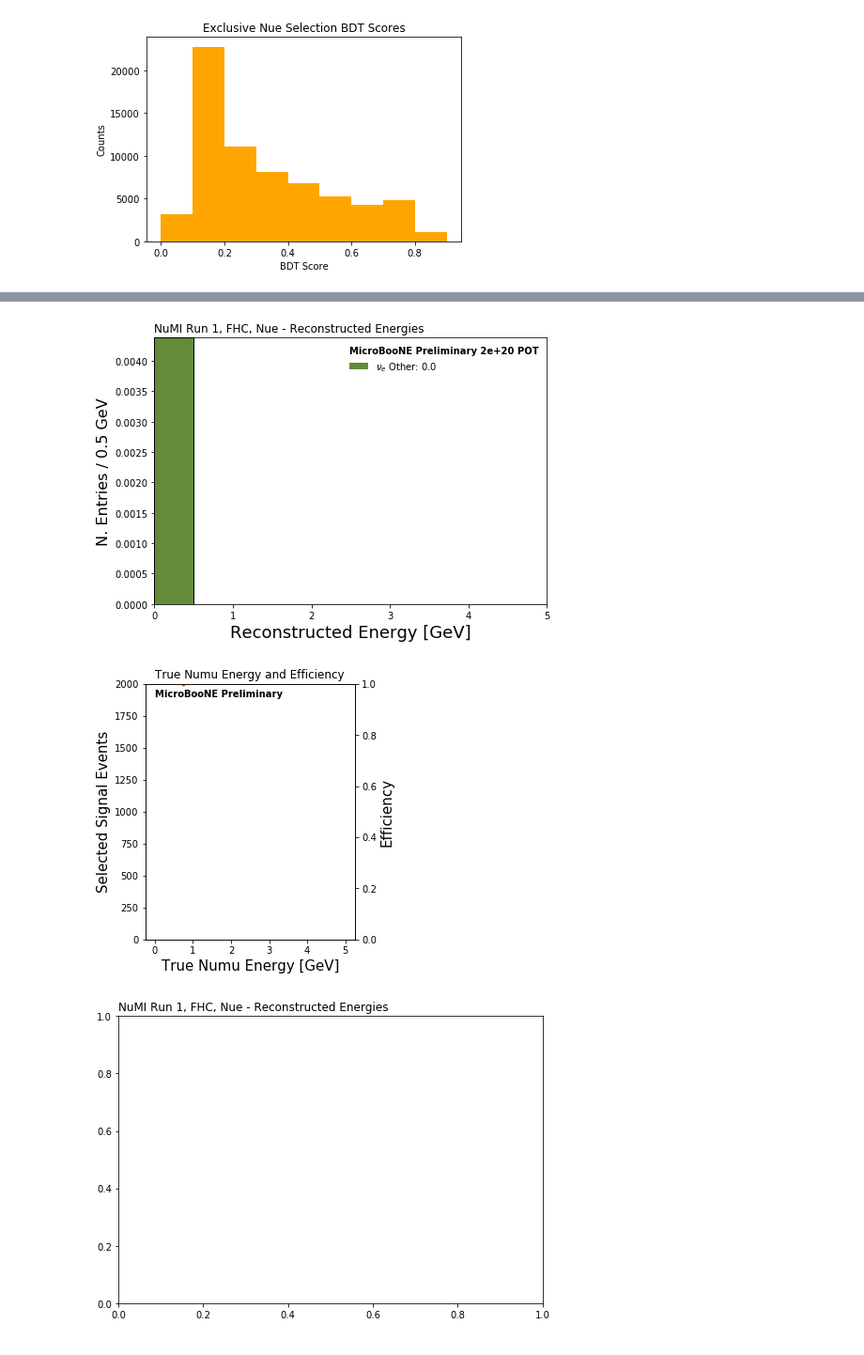
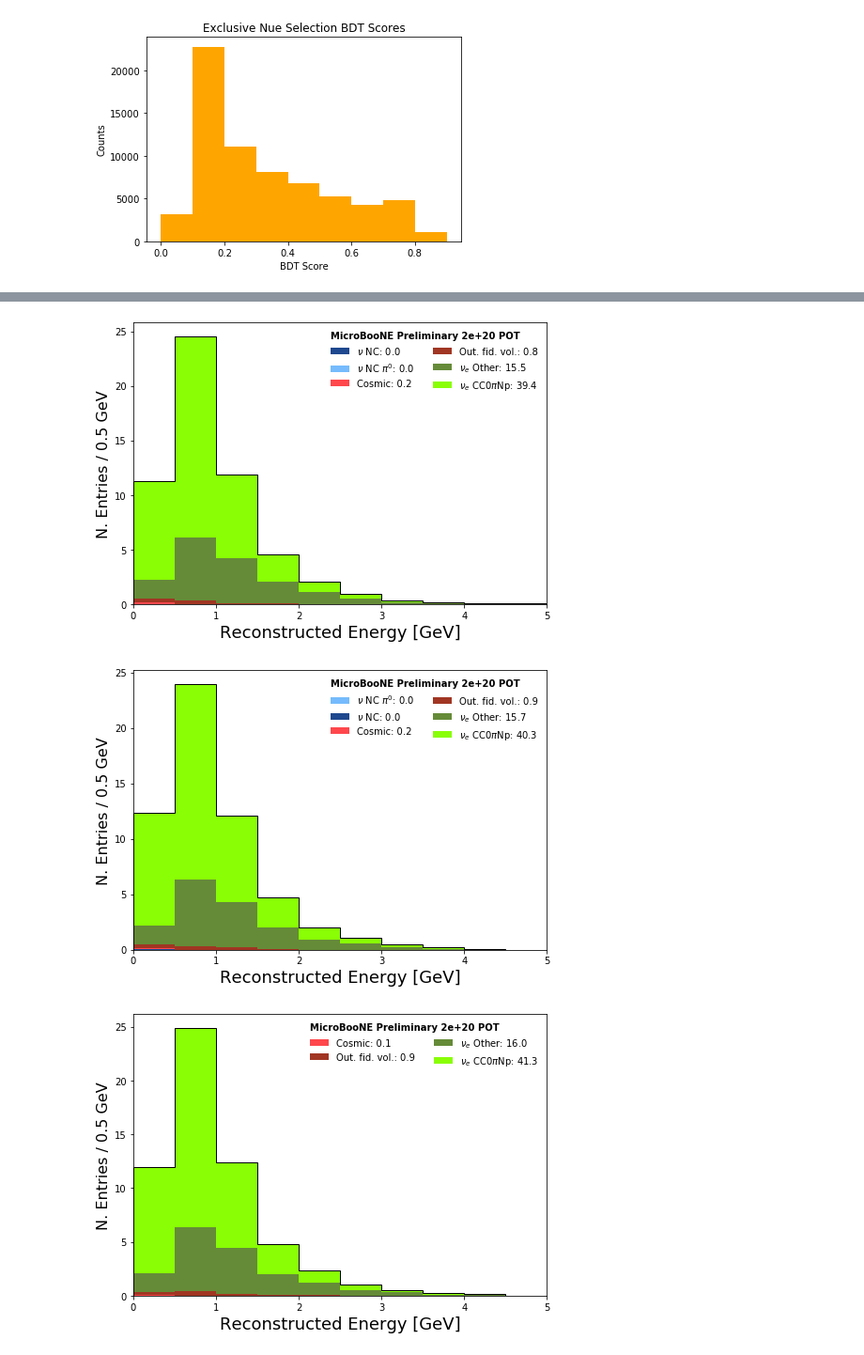
Before and after one commit to afm1g15/PELEE, a Jupyter notebook: Batch_Processing_Alex.ipynb, the cells around one changed output, grey strips where cells are left out. Shown: that part at 94% size. Drawn from its saved outputs; the diff is of its cells as text; code cells hidden in the pictures.

Commit message:
Batch Processing Initial Stable

```diff
--- a/Batch_Processing_Alex.ipynb
+++ b/Batch_Processing_Alex.ipynb
@@ -81,5 +81,3 @@ nue_nue  = nue_nue.pandas.df(nue_variables + WEIGHTS + MCFVARS + SYSTEMATICS + P
-# %%
-sample_set = nue_mc.iloc[0:5]
 # %%
 # In the next cell, we are going to play with the value of the event weights.
 # Let's store the original ones in some "safe variable" in this cell first.
@@ -377,8 +375,25 @@ scaling = 1
 
 SPLIT = 1.0
 
-for i in range(5):
-    sample_set = nue_nue.iloc[i:i+1]
+n_events = nue_nue.shape[0]
+print("n_events here = ", n_events)
+print("")
+batch_size = 10000
+
+varss = []
+weightss = []
+labss = []
+
+print(n_events/batch_size)
+print(int(n_events/batch_size))
+
+for i in range(int(n_events/batch_size)+1):
+    start = i*batch_size
+    if (start + batch_size) < n_events:
+        end = start + batch_size
+    else:
+        end = n_events
+    sample_set = nue_nue.iloc[start:end]
 
     samples = {
         #"nue_nue": nue_nue
@@ -409,7 +424,7 @@ for i in range(5):
 
     VARIABLE, BINS, RANGE, XTIT = 'reco_e',10,(0.0, 5.0),"Reconstructed Energy [GeV]"
 
-    fig, ax1, ax2 = my_plotter.plot_variable(
+    var, weight, label = my_plotter.plot_variable(
         VARIABLE,
         #nue_query= NUE_SEL_QUERY,
         #numu_query= NUMU_SEL_QUERY,
@@ -426,7 +441,11 @@ for i in range(5):
         range=RANGE
     )[0:3]
 
-    ax1.set_title('NuMI Run 1, FHC, Nue - Reconstructed Energies',loc='left')
+    #ax1.set_title('NuMI Run 1, FHC, Nue - Reconstructed Energies',loc='left')
     #ax1.set_yscale("log")
-    fig.tight_layout()
+    #fig.tight_layout()
+
+    varss.append(var)
+    weightss.append(weight)
+    labss.append(label)
 # %% [output]
@@ -467,3 +551,3 @@ EIGHT DIFF
-[figure, old version]
+[figure, new version]
-[figure, old version]
+[figure, new version]
-[figure, old version]
+[figure, new version]
```
Also changed, not shown: parts of 8 cells of this notebook, 2 other files.
